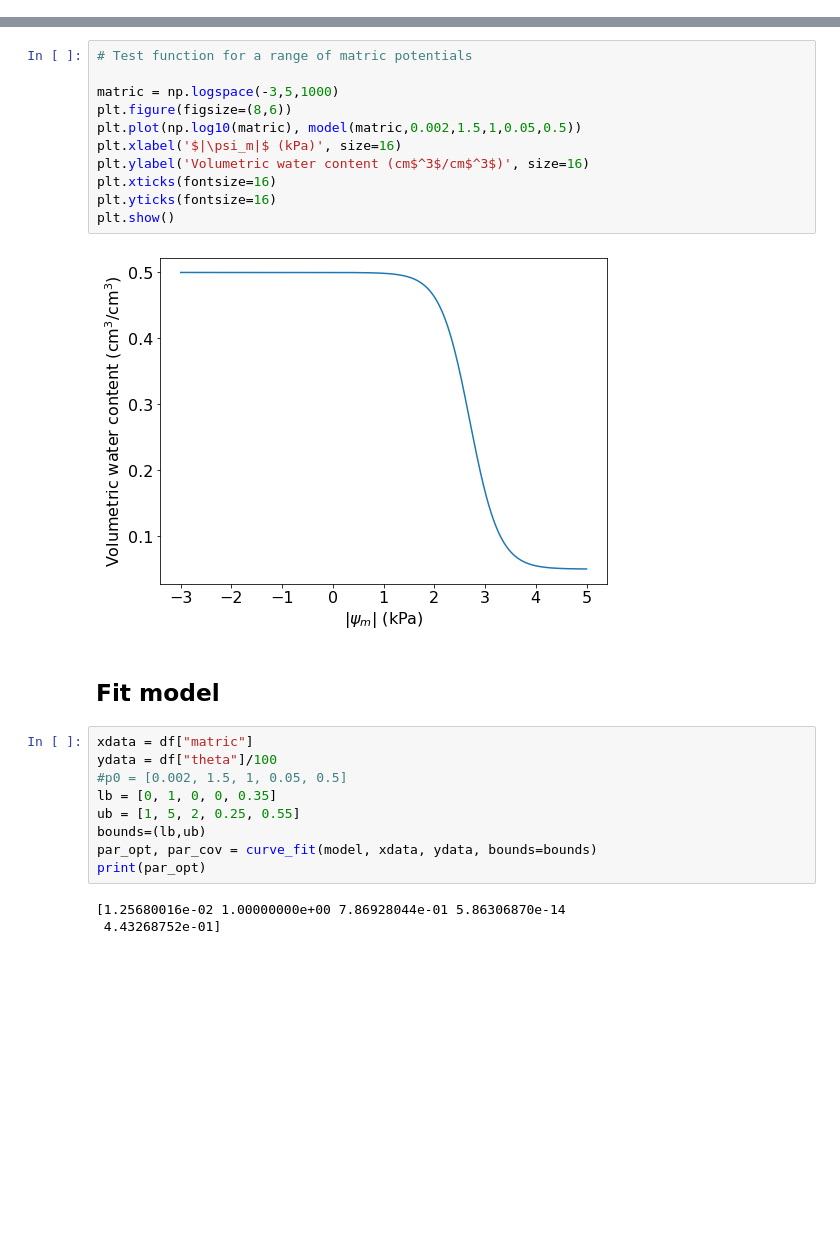
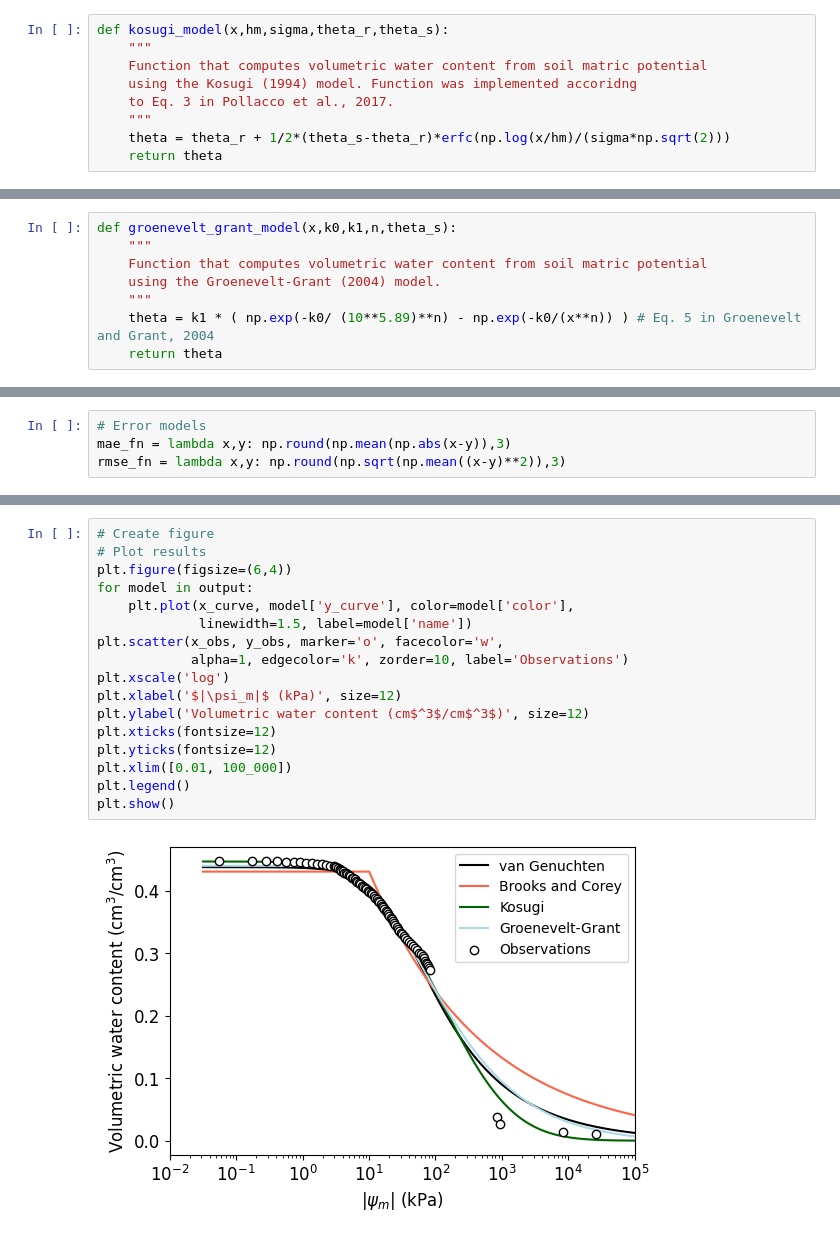
Before and after one commit to soilwater/pynotes-agriscience, a Jupyter notebook: exercises/soil_water_retention_curve.ipynb, the cells around one changed output, grey strips where cells are left out. Saved outputs shown, nothing was run; the diff lists cells and outputs as text; blank space fills up the shorter version.

```diff
--- a/exercises/soil_water_retention_curve.ipynb
+++ b/exercises/soil_water_retention_curve.ipynb
@@ -44,0 +82,9 @@ model(test_matric, 0.002, 1.5, 1, 0.05, 0.5)
+# %%
+def kosugi_model(x,hm,sigma,theta_r,theta_s):
+    """
+    Function that computes volumetric water content from soil matric potential
+    using the Kosugi (1994) model. Function was implemented accoridng
+    to Eq. 3 in Pollacco et al., 2017.
+    """
+    theta = theta_r + 1/2*(theta_s-theta_r)*erfc(np.log(x/hm)/(sigma*np.sqrt(2)))
+    return theta
@@ -44,0 +98,8 @@ model(test_matric, 0.002, 1.5, 1, 0.05, 0.5)
+# %%
+def groenevelt_grant_model(x,k0,k1,n,theta_s):
+    """
+    Function that computes volumetric water content from soil matric potential
+    using the Groenevelt-Grant (2004) model.
+    """
+    theta = k1 * ( np.exp(-k0/ (10**5.89)**n) - np.exp(-k0/(x**n)) ) # Eq. 5 in Groenevelt and Grant, 2004
+    return theta
@@ -44,0 +108,4 @@ model(test_matric, 0.002, 1.5, 1, 0.05, 0.5)
+# %%
+# Error models
+mae_fn = lambda x,y: np.round(np.mean(np.abs(x-y)),3)
+rmse_fn = lambda x,y: np.round(np.sqrt(np.mean((x-y)**2)),3)
@@ -45,27 +180,19 @@ model(test_matric, 0.002, 1.5, 1, 0.05, 0.5)
 # %%
-# Test function for a range of matric potentials
-
-matric = np.logspace(-3,5,1000)
-plt.figure(figsize=(8,6))
-plt.plot(np.log10(matric), model(matric,0.002,1.5,1,0.05,0.5))
-plt.xlabel('$|\psi_m|$ (kPa)', size=16)
-plt.ylabel('Volumetric water content (cm$^3$/cm$^3$)', size=16)
-plt.xticks(fontsize=16)
-plt.yticks(fontsize=16)
+# Create figure
+# Plot results
+plt.figure(figsize=(6,4))
+for model in output:
+    plt.plot(x_curve, model['y_curve'], color=model['color'],
+             linewidth=1.5, label=model['name'])
+plt.scatter(x_obs, y_obs, marker='o', facecolor='w',
+            alpha=1, edgecolor='k', zorder=10, label='Observations')
+plt.xscale('log')
+plt.xlabel('$|\psi_m|$ (kPa)', size=12)
+plt.ylabel('Volumetric water content (cm$^3$/cm$^3$)', size=12)
+plt.xticks(fontsize=12)
+plt.yticks(fontsize=12)
+plt.xlim([0.01, 100_000])
+plt.legend()
 plt.show()
 # %% [output]
-[figure, old version]
+[figure, new version]
-# %% [markdown]
-## Fit model
-# %%
-xdata = df["matric"]
-ydata = df["theta"]/100
-#p0 = [0.002, 1.5, 1, 0.05, 0.5]
-lb = [0, 1, 0, 0, 0.35]
-ub = [1, 5, 2, 0.25, 0.55]
-bounds=(lb,ub)
-par_opt, par_cov = curve_fit(model, xdata, ydata, bounds=bounds)
-print(par_opt)
-# %% [output]
-[1.25680016e-02 1.00000000e+00 7.86928044e-01 5.86306870e-14
- 4.43268752e-01]
```
Also changed, not shown: parts of 21 cells of this notebook, 18 other files.
